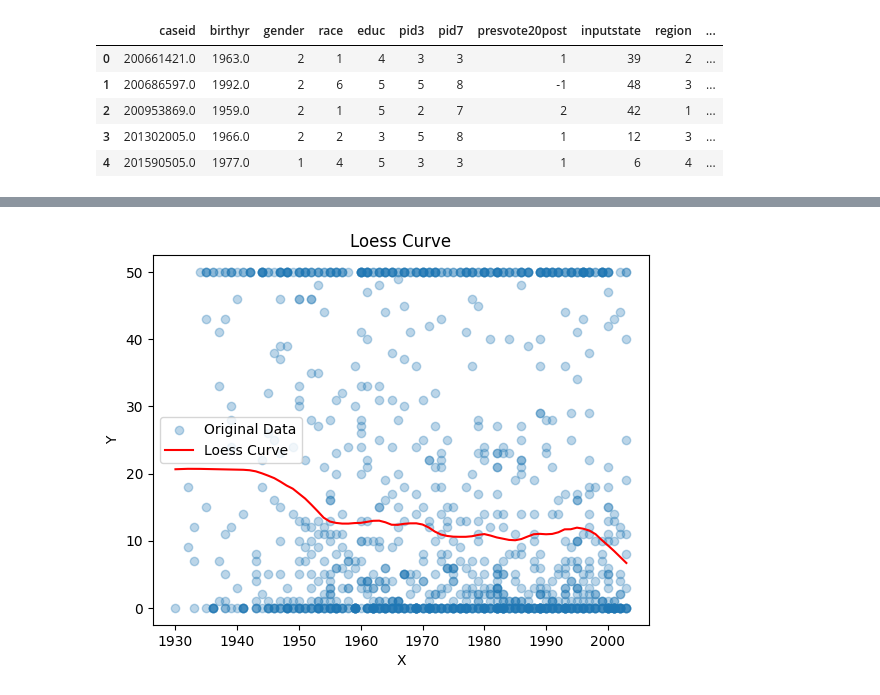
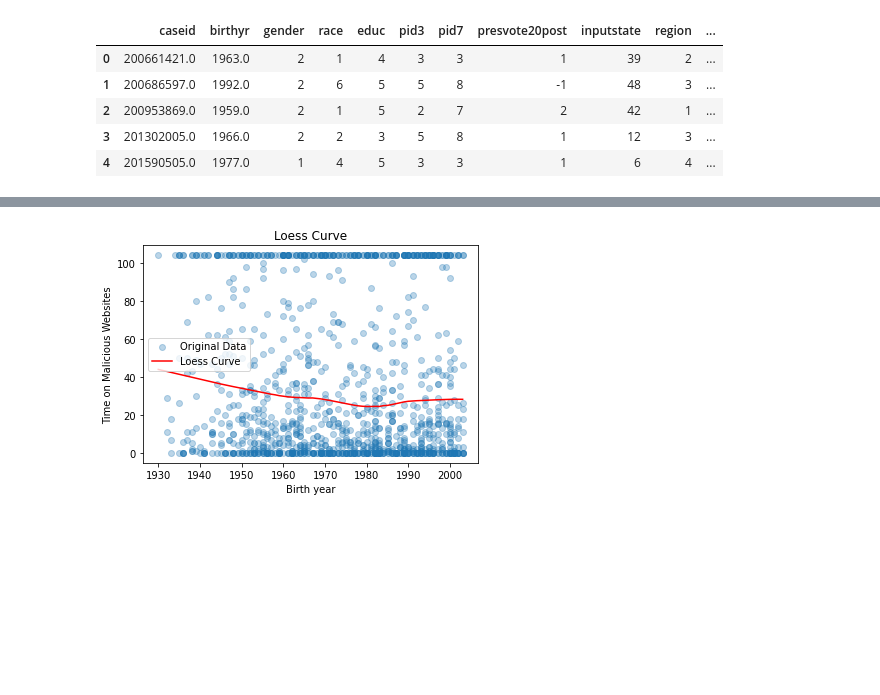
Before and after one commit to themains/bad_domains, a Jupyter notebook: scripts/04_digital_gap.ipynb, the cells around one changed output, grey strips where cells are left out. Cells and saved outputs as stored; diff of their text form; code cells hidden in the pictures; blank space fills up the shorter version.

```diff
--- a/scripts/04_digital_gap.ipynb
+++ b/scripts/04_digital_gap.ipynb
@@ -91,7 +91,9 @@ yg_vt['private_domain'].nunique()
 yg_vt['malicious_bool'] = yg_vt['malicious'].astype('bool')
 yg_vt['malicious_visits'] = yg_vt['malicious'] * yg_vt['visits']
 yg_vt['malicious_time'] = yg_vt['malicious'] * yg_vt['duration_min']
+
+yg_vt['suspicious_bool'] = yg_vt['suspicious'].astype('bool')
 # %%
-yg_vt_resp = yg_vt[['caseid', 'malicious_bool', 'malicious_visits', 'malicious_time']].groupby('caseid').sum().astype(int).reset_index()
+yg_vt_resp = yg_vt[['caseid', 'malicious_bool', 'malicious_visits', 'malicious_time', 'suspicious_bool']].groupby('caseid').sum().astype(int).reset_index()
 yg_vt_resp.head()
 # %% [output]
@@ -264,16 +291,15 @@ plt.show()
 # %%
-
 from scipy.stats.mstats import winsorize
 winsorized_mal_time = winsorize(fin_dat['malicious_time'], limits=(0.0, 0.2))  # Adjust the limits as per your preference
 
-lowess = sm.nonparametric.lowess(winsorized_mal_time, fin_dat['birthyr'], frac=0.2)
+lowess = sm.nonparametric.lowess(winsorized_mal_time, fin_dat['birthyr'], frac=0.5)
 
 plt.scatter(fin_dat['birthyr'], winsorized_mal_time, alpha=0.3, label='Original Data')
 plt.plot(lowess[:, 0], lowess[:, 1], color='red', label='Loess Curve')
 plt.legend()
-plt.xlabel('X')
-plt.ylabel('Y')
+plt.xlabel('Birth year')
+plt.ylabel('Time on Malicious Websites')
 plt.title('Loess Curve')
 plt.show()
 # %% [output]
-[figure, old version]
+[figure, new version]
```
Also changed, not shown: parts of 17 cells of this notebook, 2 other files.
